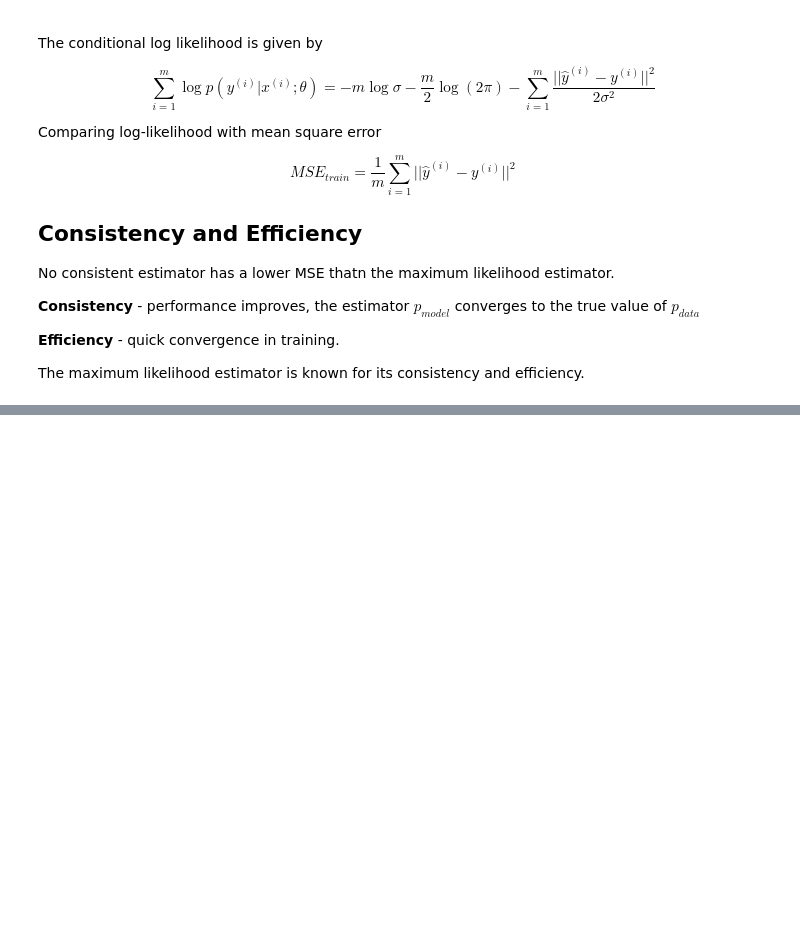
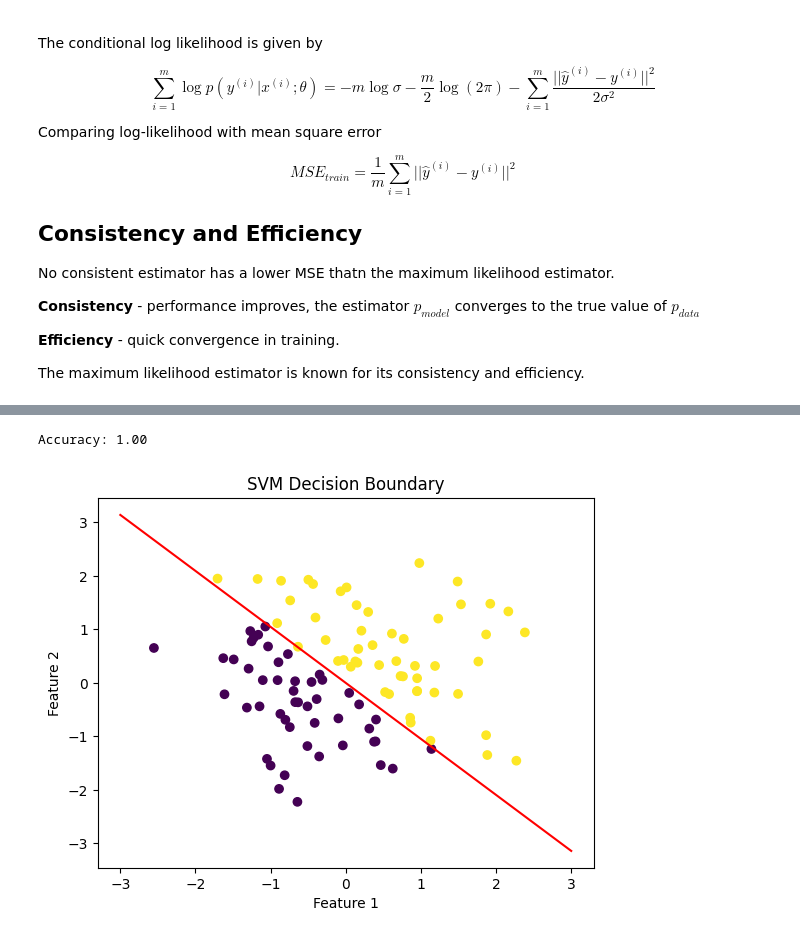
Before and after one commit to woodRock/deep-learning-goodfellow, a Jupyter notebook: chapter_5_machine_learning_basics.ipynb, the cells around one changed output, grey strips where cells are left out. Cells and saved outputs as stored; diff of their text form; code cells hidden in the pictures; blank space fills up the shorter version.

```diff
--- a/chapter_5_machine_learning_basics.ipynb
+++ b/chapter_5_machine_learning_basics.ipynb
@@ -856,0 +1065,47 @@ The maximum likelihood estimator is known for its consistency and efficiency.
+# %%
+import numpy as np
+
+def svm_train(X, y, learning_rate=0.01, epochs=1000):
+    w = np.zeros(X.shape[1])
+    for _ in range(epochs):
+        for i, x in enumerate(X):
+            if y[i] * np.dot(x, w) < 1:
+                w = w + learning_rate * (y[i] * x - 2 * (1/epochs) * w)
+    return w
+
+def svm_predict(X, w):
+    return np.sign(np.dot(X, w))
+
+# Generate toy dataset
+np.random.seed(0)
+X = np.random.randn(100, 2)
+y = np.where(X[:, 0] + X[:, 1] > 0, 1, -1)
+
+# Split data into train and test sets
+X_train, X_test = X[:80], X[80:]
+y_train, y_test = y[:80], y[80:]
+
+# Train SVM
+w = svm_train(X_train, y_train)
+
+# Make predictions
+y_pred = svm_predict(X_test, w)
+
+# Evaluate accuracy
+accuracy = np.mean(y_pred == y_test)
+print(f"Accuracy: {accuracy:.2f}")
+
+# Visualize decision boundary
+import matplotlib.pyplot as plt
+
+plt.scatter(X[:, 0], X[:, 1], c=y, cmap='viridis')
+xx = np.linspace(-3, 3)
+yy = -w[0]/w[1] * xx - (0)/w[1]
+plt.plot(xx, yy, 'r-')
+plt.xlabel('Feature 1')
+plt.ylabel('Feature 2')
+plt.title('SVM Decision Boundary')
+plt.show()
+# %% [output]
+Accuracy: 1.00
+[figure, added]
```
Also changed, not shown: parts of 7 cells of this notebook.
